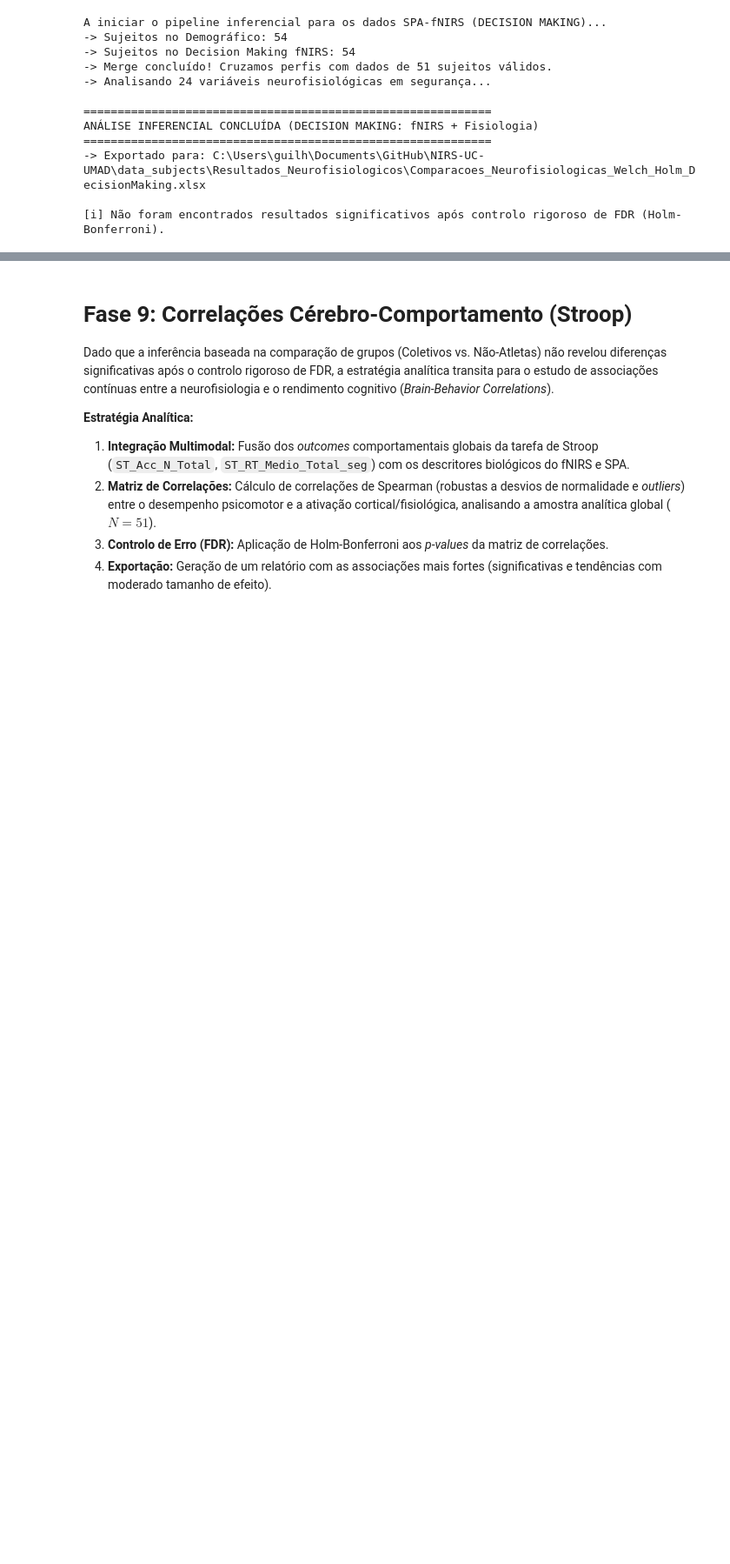
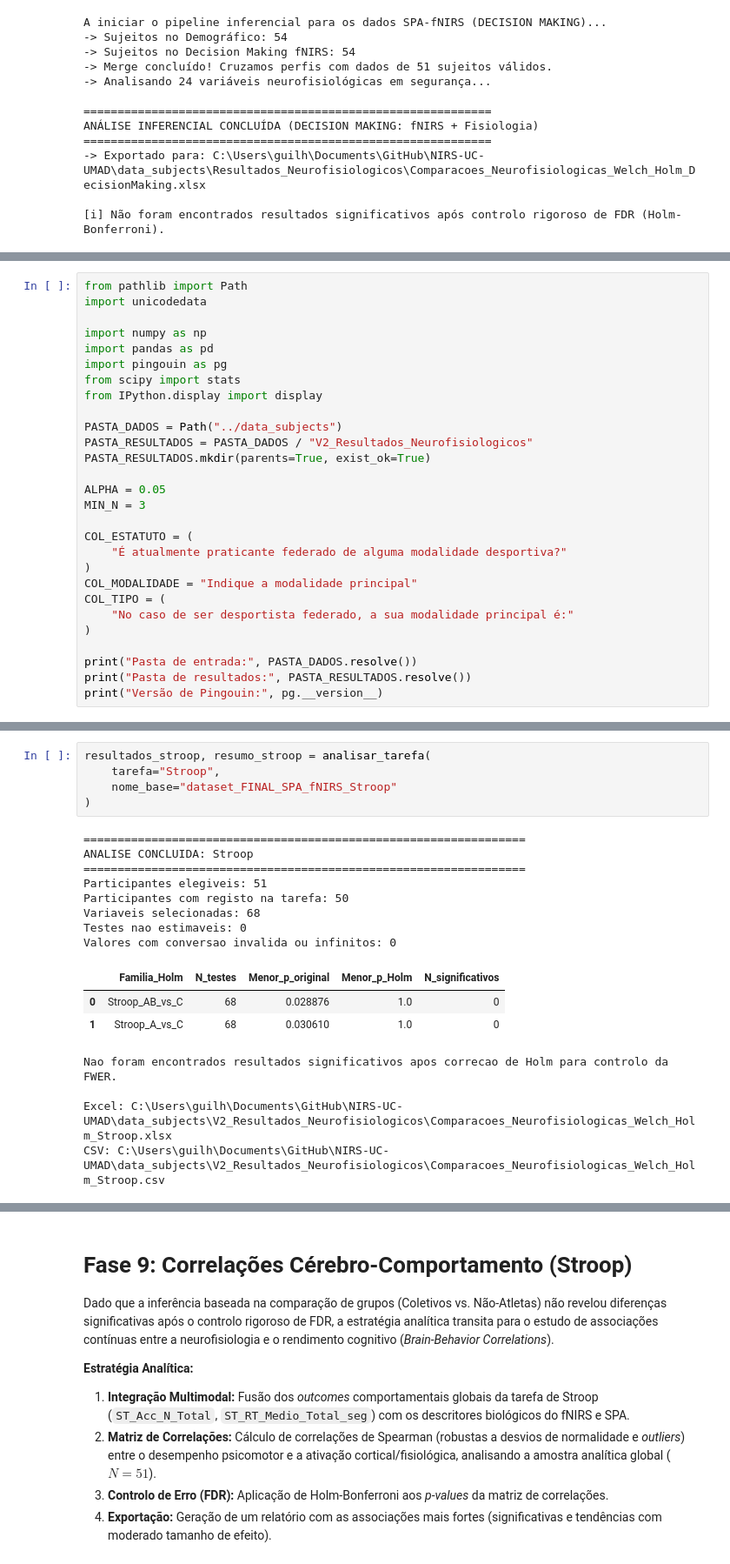
Before and after one commit to brunodireito/NIRS-UC-UMAD, a Jupyter notebook: scripts/9.a_inferencia neurofisiologica.ipynb, the cells around one changed output, grey strips where cells are left out. Shown at 87% size. Cells and saved outputs as stored; diff of their text form; blank space fills up the shorter version.

```diff
--- a/scripts/9.a_inferencia neurofisiologica.ipynb
+++ b/scripts/9.a_inferencia neurofisiologica.ipynb
@@ -452,0 +481,28 @@ ANÁLISE INFERENCIAL CONCLUÍDA (DECISION MAKING: fNIRS + Fisiologia)
+# %%
+from pathlib import Path
+import unicodedata
+
+import numpy as np
+import pandas as pd
+import pingouin as pg
+from scipy import stats
+from IPython.display import display
+
+PASTA_DADOS = Path("../data_subjects")
+PASTA_RESULTADOS = PASTA_DADOS / "V2_Resultados_Neurofisiologicos"
+PASTA_RESULTADOS.mkdir(parents=True, exist_ok=True)
+
+ALPHA = 0.05
+MIN_N = 3
+
+COL_ESTATUTO = (
+    "É atualmente praticante federado de alguma modalidade desportiva?"
+)
+COL_MODALIDADE = "Indique a modalidade principal"
+COL_TIPO = (
+    "No caso de ser desportista federado, a sua modalidade principal é:"
+)
+
+print("Pasta de entrada:", PASTA_DADOS.resolve())
+print("Pasta de resultados:", PASTA_RESULTADOS.resolve())
+print("Versão de Pingouin:", pg.__version__)
@@ -452,0 +1183,21 @@ ANÁLISE INFERENCIAL CONCLUÍDA (DECISION MAKING: fNIRS + Fisiologia)
+# %%
+resultados_stroop, resumo_stroop = analisar_tarefa(
+    tarefa="Stroop",
+    nome_base="dataset_FINAL_SPA_fNIRS_Stroop"
+)
+# %% [output]
+=================================================================
+ANALISE CONCLUIDA: Stroop
+=================================================================
+Participantes elegiveis: 51
+Participantes com registo na tarefa: 50
+Variaveis selecionadas: 68
+Testes nao estimaveis: 0
+Valores com conversao invalida ou infinitos: 0
+|  | Familia_Holm | N_testes | Menor_p_original | Menor_p_Holm | N_significativos |
+| 0 | Stroop_AB_vs_C | 68 | 0.028876 | 1.0 | 0 |
+| 1 | Stroop_A_vs_C | 68 | 0.030610 | 1.0 | 0 |
+Nao foram encontrados resultados significativos apos correcao de Holm para controlo da FWER.
+
+Excel: C:\Users\guilh\Documents\GitHub\NIRS-UC-UMAD\data_subjects\V2_Resultados_Neurofisiologicos\Comparacoes_Neurofisiologicas_Welch_Holm_Stroop.xlsx
+CSV: C:\Users\guilh\Documents\GitHub\NIRS-UC-UMAD\data_subjects\V2_Resultados_Neurofisiologicos\Comparacoes_Neurofisiologicas_Welch_Holm_Stroop.csv
```
Also changed, not shown: parts of 15 cells of this notebook, 3 other files.
